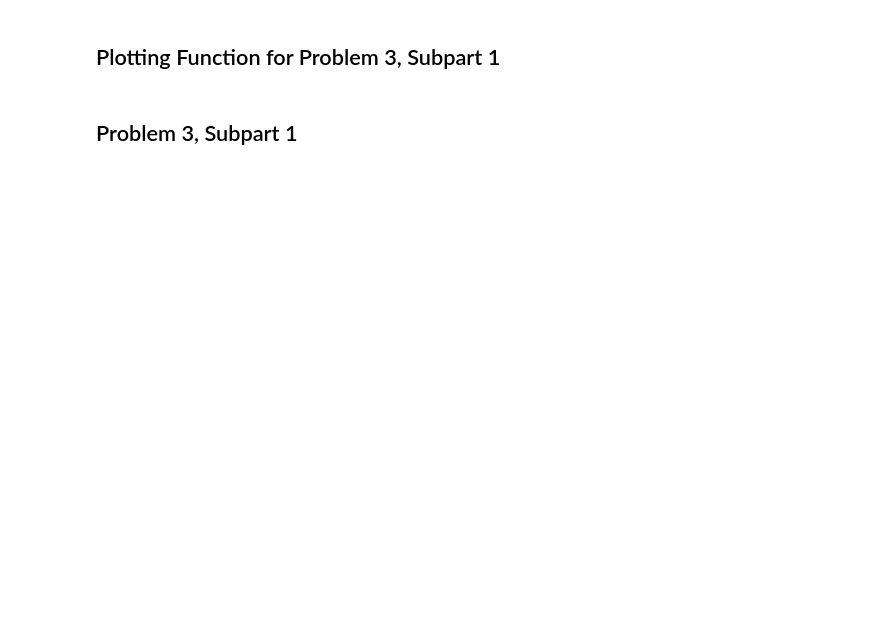
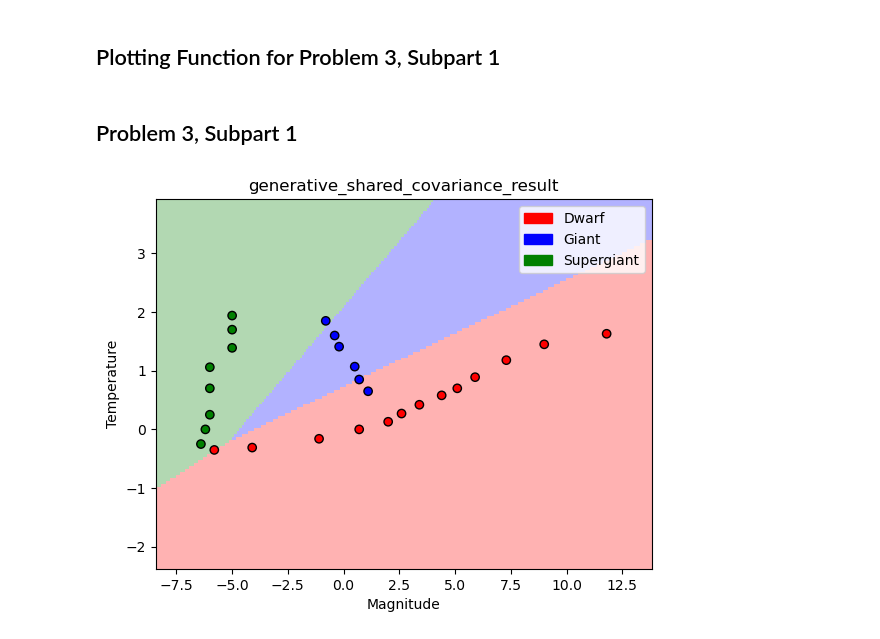
Before and after one commit to sabrinahu5/cs181-s24-homeworks, a Jupyter notebook: hw2/homework2.ipynb, the cells around one changed output. Drawn from its saved outputs; the diff is of its cells as text; code cells hidden in the pictures; blank space fills up the shorter version.

```diff
--- a/hw2/homework2.ipynb
+++ b/hw2/homework2.ipynb
@@ -349,3 +478,13 @@ def visualize_boundary(model, X, y, title, basis=None, width=2):
     plt.show()
 # %% [markdown]
 ## Problem 3, Subpart 1
+# %%
+generative_model = GaussianGenerativeModel(is_shared_covariance=True)
+generative_model.fit(X_stars, y_stars)
+visualize_boundary(model=generative_model,
+                   X=X_stars,
+                   y=y_stars,
+                   title='generative_shared_covariance_result',
+                   basis=None)
+# %% [output]
+[figure, added]
```
Also changed, not shown: parts of 21 cells of this notebook, 6 other files.
